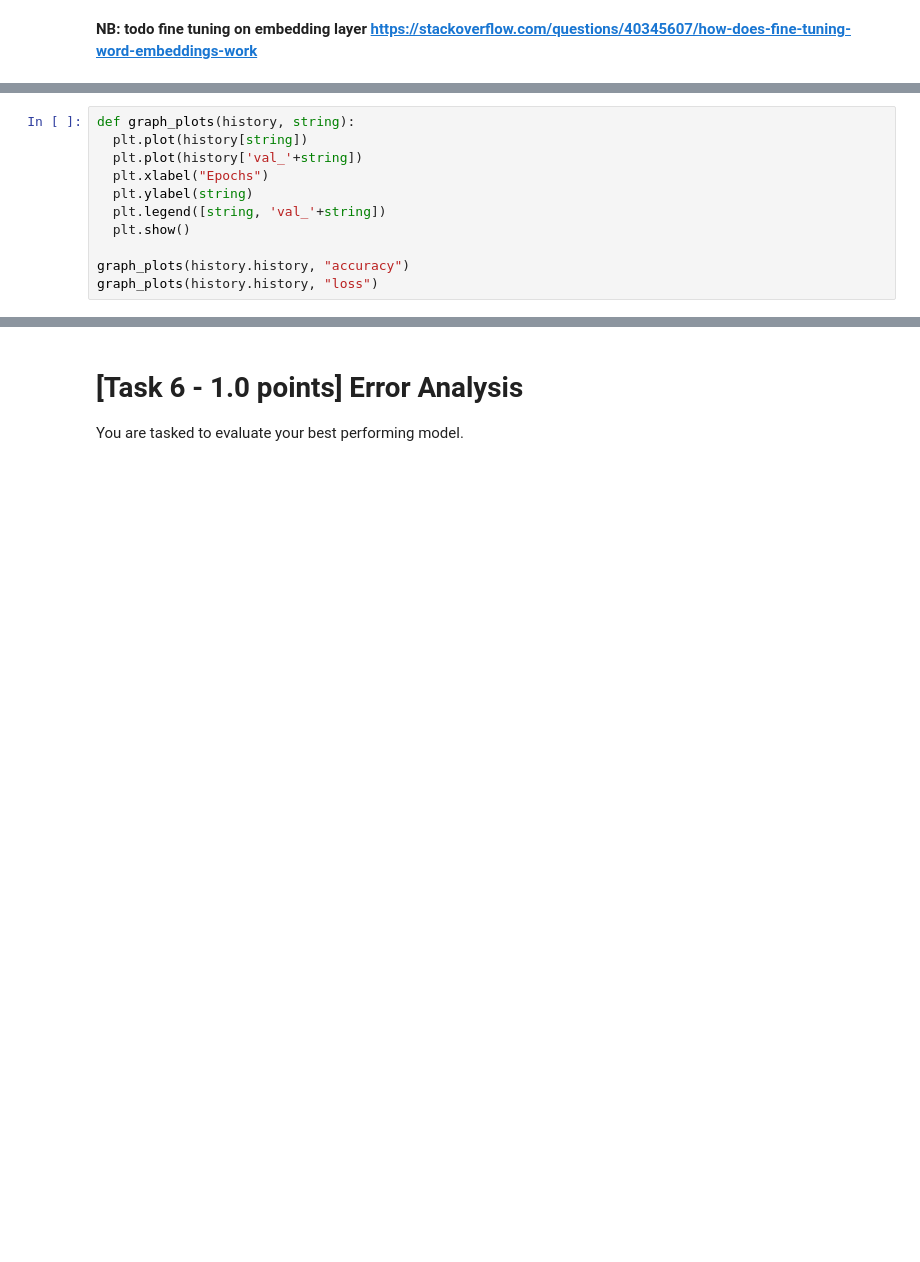
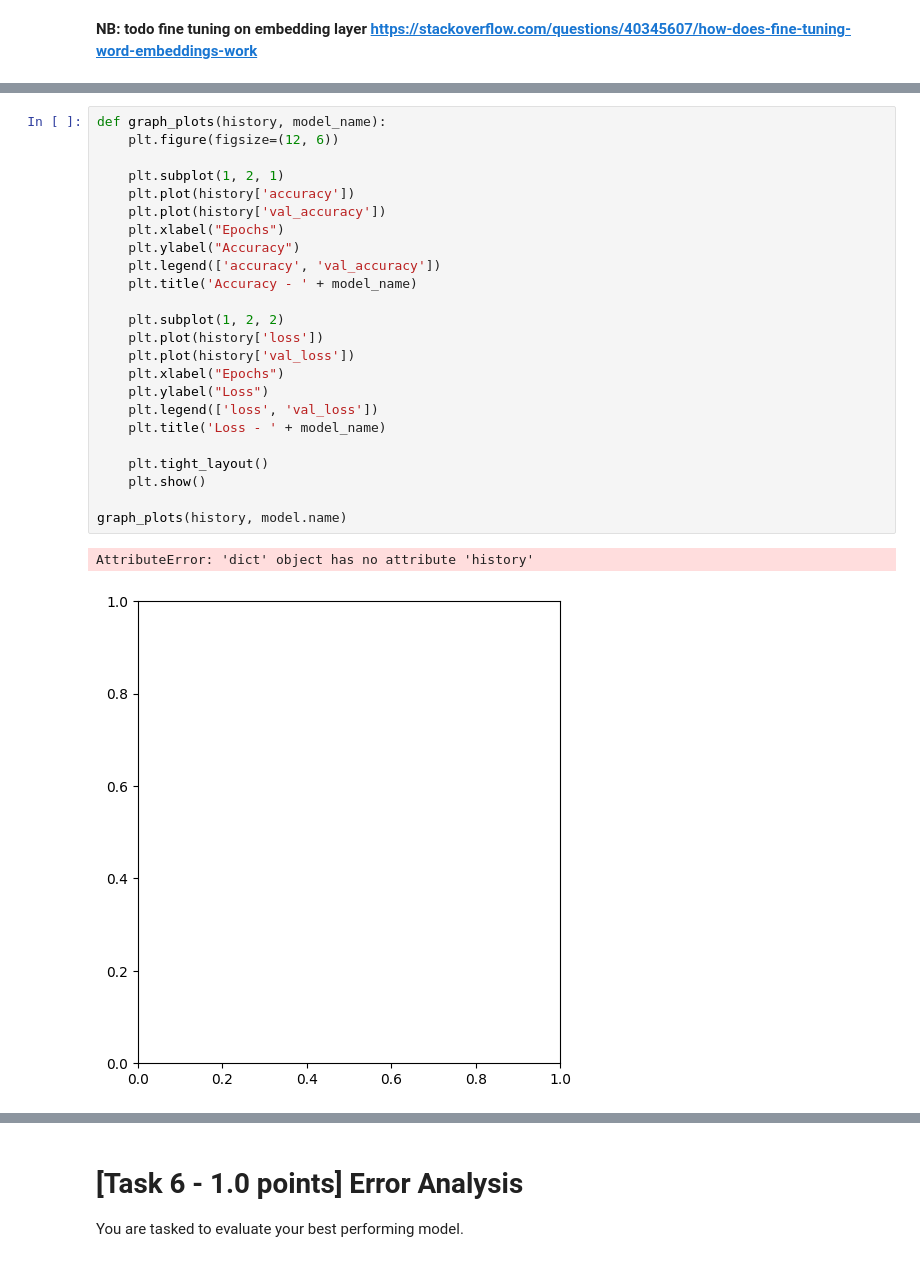
Before and after one commit to LorenzoScaioli/NLP_POS-tagging, a Jupyter notebook: Assignment1.ipynb, the cells around one changed output, grey strips where cells are left out. Drawn from its saved outputs; the diff is of its cells as text; blank space fills up the shorter version.

```diff
--- a/Assignment1.ipynb
+++ b/Assignment1.ipynb
@@ -794,11 +774,0 @@ metrics_plots()
-# %%
-def graph_plots(history, string):
-  plt.plot(history[string])
-  plt.plot(history['val_'+string])
-  plt.xlabel("Epochs")
-  plt.ylabel(string)
-  plt.legend([string, 'val_'+string])
-  plt.show()
-
-graph_plots(history.history, "accuracy")
-graph_plots(history.history, "loss")
@@ -807,0 +802,27 @@ graph_plots(history.history, "loss")
+# %%
+def graph_plots(history, model_name):
+    plt.figure(figsize=(12, 6))
+
+    plt.subplot(1, 2, 1)
+    plt.plot(history['accuracy'])
+    plt.plot(history['val_accuracy'])
+    plt.xlabel("Epochs")
+    plt.ylabel("Accuracy")
+    plt.legend(['accuracy', 'val_accuracy'])
+    plt.title('Accuracy - ' + model_name)
+
+    plt.subplot(1, 2, 2)
+    plt.plot(history['loss'])
+    plt.plot(history['val_loss'])
+    plt.xlabel("Epochs")
+    plt.ylabel("Loss")
+    plt.legend(['loss', 'val_loss'])
+    plt.title('Loss - ' + model_name)
+
+    plt.tight_layout()
+    plt.show()
+
+graph_plots(history, model.name)
+# %% [output]
+AttributeError: 'dict' object has no attribute 'history'
+[figure, added]
```
Also changed, not shown: parts of 32 cells of this notebook, 1 other file.
